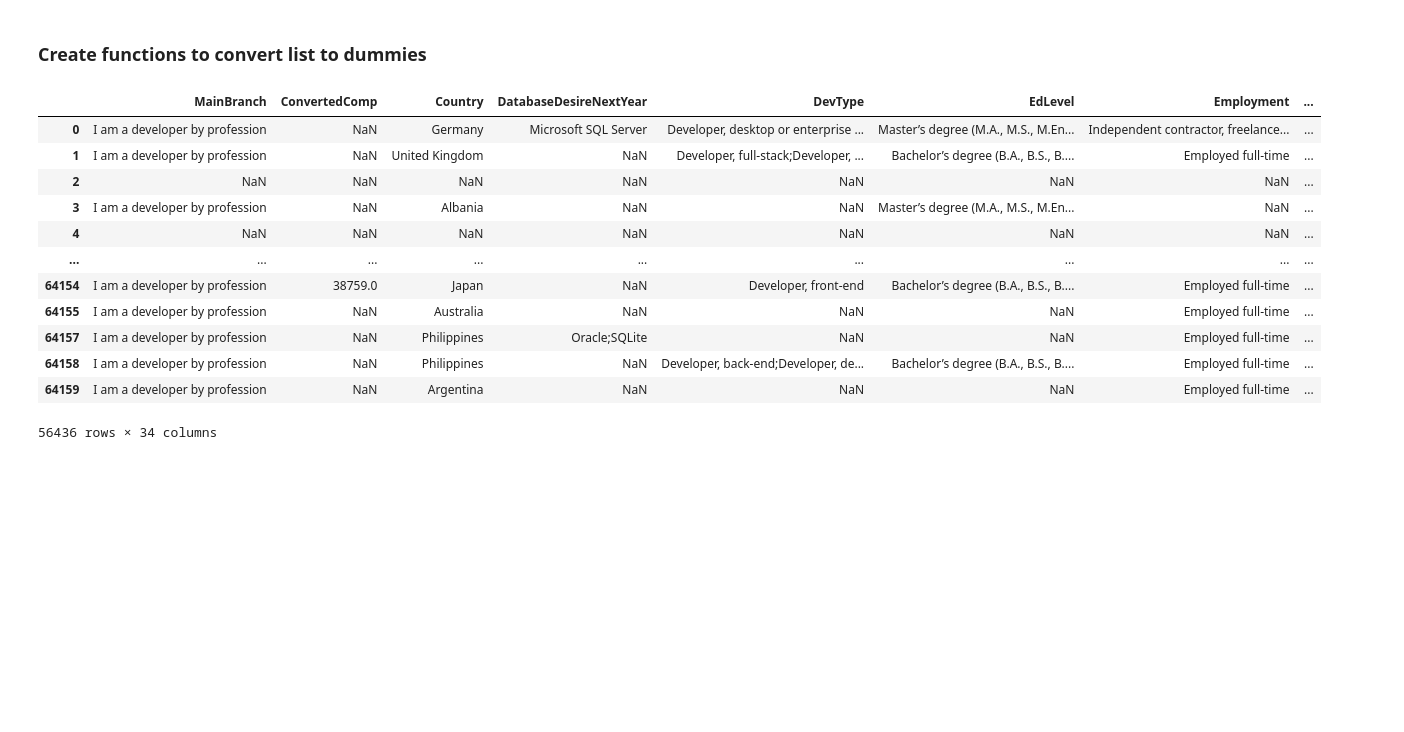
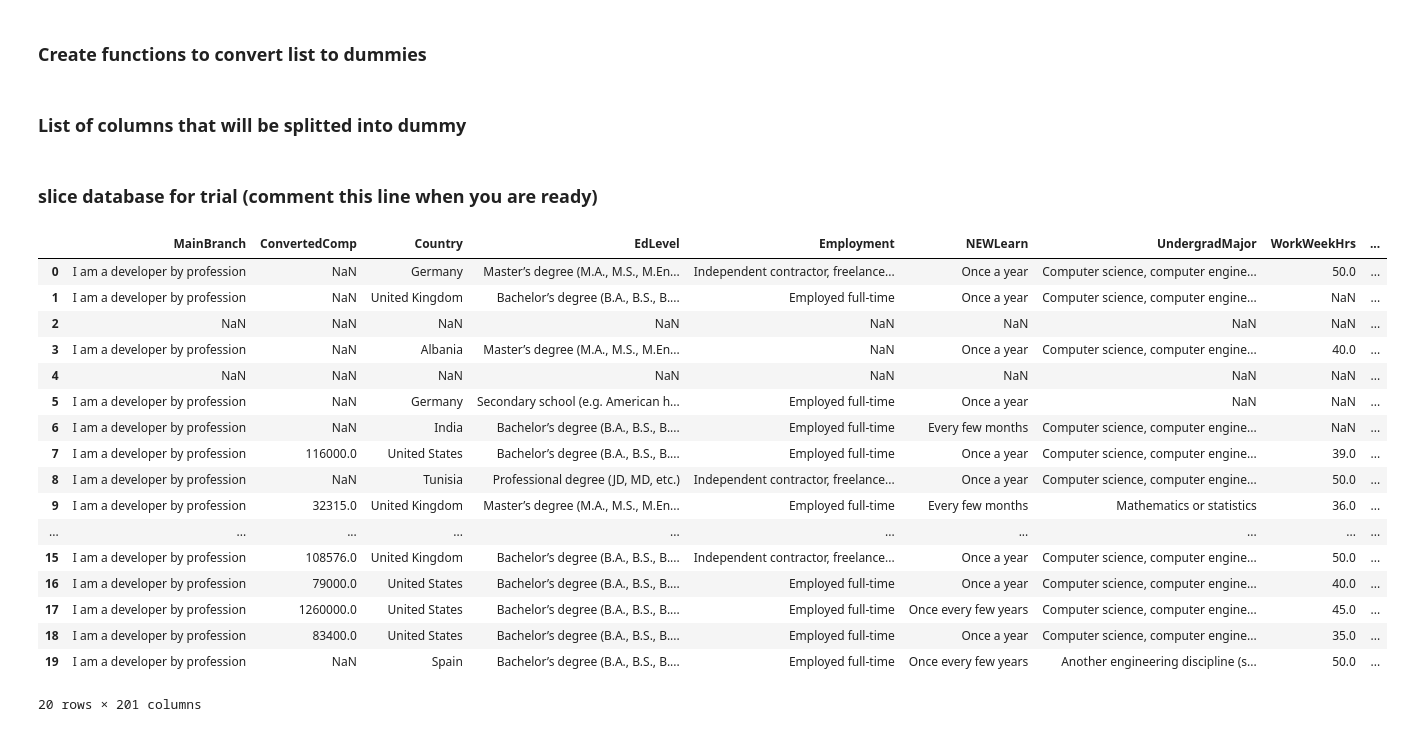
Before and after one commit to fahmiduldul/ds-blog-post, a Jupyter notebook: main.ipynb, the cells around one changed output. Saved outputs shown, nothing was run; the diff lists cells and outputs as text; code cells hidden in the pictures; blank space fills up the shorter version.

Commit message:
dummified all desired columns

```diff
--- a/main.ipynb
+++ b/main.ipynb
@@ -53,7 +64,7 @@ def add_list_to_df(df, arr, prefix):
     append_dict[col_name] = 1
 
   #add new row
-  df = df.append(append_dict, ignore_index=True)
+  df = df.append(append_dict, ignore_index=True, verify_integrity=True)
 
   return df
 # %%
@@ -82,21 +93,39 @@ def separate_column_list(df, col_name, list_sep, prefix=None):
     new_df = add_list_to_df(new_df, str_list, prefix)
 
   return new_df
+# %% [markdown]
+### List of columns that will be splitted into dummy
+# %%
+dummified_columns = ['DatabaseDesireNextYear', 'DatabaseWorkedWith', 'DevType',
+  'LanguageDesireNextYear', 'LanguageWorkedWith', 'MiscTechDesireNextYear',
+  'MiscTechWorkedWith', 'PlatformDesireNextYear', 'PlatformWorkedWith', 'WebframeDesireNextYear',
+  'WebframeWorkedWith']
+# %% [markdown]
+### slice database for trial (comment this line when you are ready)
+# %%
+df = df.iloc[:100,:]
 # %%
-df = pd.concat([df.drop(axis=1, columns='DatabaseWorkedWith'), separate_column_list(df, 'DatabaseWorkedWith', ';')],
-               axis=1)
-df
+for column in dummified_columns:
+  df = pd.concat([df.drop(axis=1, columns=column), separate_column_list(df, column, ';')],
+                  axis=1)
-# %% [output]
-|  | MainBranch | ConvertedComp | Country | DatabaseDesireNextYear | DevType | EdLevel | Employment | ... |
-| 0 | I am a developer by profession | NaN | Germany | Microsoft SQL Server | Developer, desktop or enterprise ... | Master’s degree (M.A., M.S., M.En... | Independent contractor, freelance... | ... |
-| 1 | I am a developer by profession | NaN | United Kingdom | NaN | Developer, full-stack;Developer, ... | Bachelor’s degree (B.A., B.S., B.... | Employed full-time | ... |
-| 2 | NaN | NaN | NaN | NaN | NaN | NaN | NaN | ... |
-| 3 | I am a developer by profession | NaN | Albania | NaN | NaN | Master’s degree (M.A., M.S., M.En... | NaN | ... |
-| 4 | NaN | NaN | NaN | NaN | NaN | NaN | NaN | ... |
-| ... | ... | ... | ... | ... | ... | ... | ... | ... |
-| 64154 | I am a developer by profession | 38759.0 | Japan | NaN | Developer, front-end | Bachelor’s degree (B.A., B.S., B.... | Employed full-time | ... |
-| 64155 | I am a developer by profession | NaN | Australia | NaN | NaN | NaN | Employed full-time | ... |
-| 64157 | I am a developer by profession | NaN | Philippines | Oracle;SQLite | NaN | NaN | Employed full-time | ... |
-| 64158 | I am a developer by profession | NaN | Philippines | NaN | Developer, back-end;Developer, de... | Bachelor’s degree (B.A., B.S., B.... | Employed full-time | ... |
-| 64159 | I am a developer by profession | NaN | Argentina | NaN | NaN | NaN | Employed full-time | ... |
-56436 rows × 34 columns
+# %%
+df.head(20)
+# %% [output]
+|  | MainBranch | ConvertedComp | Country | EdLevel | Employment | NEWLearn | UndergradMajor | WorkWeekHrs | ... |
+| 0 | I am a developer by profession | NaN | Germany | Master’s degree (M.A., M.S., M.En... | Independent contractor, freelance... | Once a year | Computer science, computer engine... | 50.0 | ... |
+| 1 | I am a developer by profession | NaN | United Kingdom | Bachelor’s degree (B.A., B.S., B.... | Employed full-time | Once a year | Computer science, computer engine... | NaN | ... |
+| 2 | NaN | NaN | NaN | NaN | NaN | NaN | NaN | NaN | ... |
+| 3 | I am a developer by profession | NaN | Albania | Master’s degree (M.A., M.S., M.En... | NaN | Once a year | Computer science, computer engine... | 40.0 | ... |
+| 4 | NaN | NaN | NaN | NaN | NaN | NaN | NaN | NaN | ... |
+| 5 | I am a developer by profession | NaN | Germany | Secondary school (e.g. American h... | Employed full-time | Once a year | NaN | NaN | ... |
+| 6 | I am a developer by profession | NaN | India | Bachelor’s degree (B.A., B.S., B.... | Employed full-time | Every few months | Computer science, computer engine... | NaN | ... |
+| 7 | I am a developer by profession | 116000.0 | United States | Bachelor’s degree (B.A., B.S., B.... | Employed full-time | Once a year | Computer science, computer engine... | 39.0 | ... |
+| 8 | I am a developer by profession | NaN | Tunisia | Professional degree (JD, MD, etc.) | Independent contractor, freelance... | Once a year | Computer science, computer engine... | 50.0 | ... |
+| 9 | I am a developer by profession | 32315.0 | United Kingdom | Master’s degree (M.A., M.S., M.En... | Employed full-time | Every few months | Mathematics or statistics | 36.0 | ... |
+| ... | ... | ... | ... | ... | ... | ... | ... | ... | ... |
+| 15 | I am a developer by profession | 108576.0 | United Kingdom | Bachelor’s degree (B.A., B.S., B.... | Independent contractor, freelance... | Once a year | Computer science, computer engine... | 50.0 | ... |
+| 16 | I am a developer by profession | 79000.0 | United States | Bachelor’s degree (B.A., B.S., B.... | Employed full-time | Once a year | Computer science, computer engine... | 40.0 | ... |
+| 17 | I am a developer by profession | 1260000.0 | United States | Bachelor’s degree (B.A., B.S., B.... | Employed full-time | Once every few years | Computer science, computer engine... | 45.0 | ... |
+| 18 | I am a developer by profession | 83400.0 | United States | Bachelor’s degree (B.A., B.S., B.... | Employed full-time | Once a year | Computer science, computer engine... | 35.0 | ... |
+| 19 | I am a developer by profession | NaN | Spain | Bachelor’s degree (B.A., B.S., B.... | Employed full-time | Once every few years | Another engineering discipline (s... | 50.0 | ... |
+20 rows × 201 columns
```
Also changed, not shown: parts of 1 cell of this notebook.
